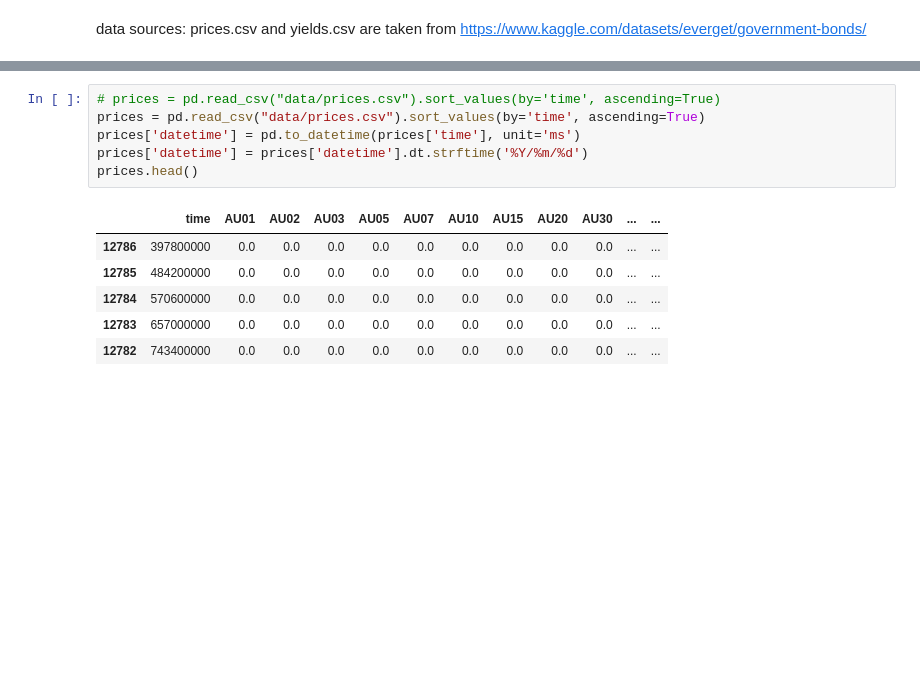
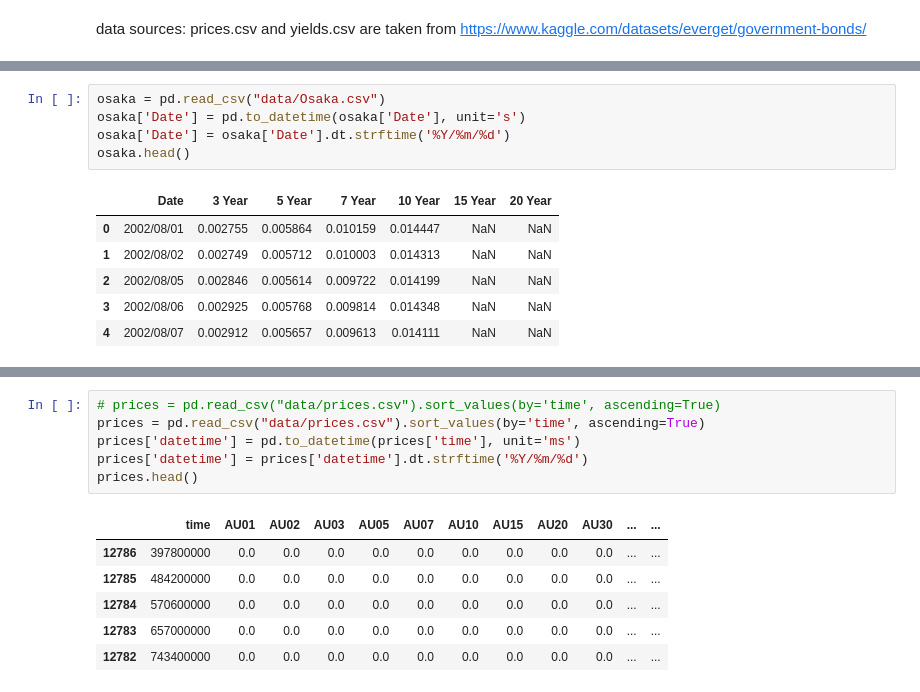
Before and after one commit to RussellzzZ/CausalInferenceDataScienceProject, a Jupyter notebook: data_project.ipynb, the cells around one changed output, grey strips where cells are left out. Saved outputs shown, nothing was run; the diff lists cells and outputs as text; blank space fills up the shorter version.

```diff
--- a/data_project.ipynb
+++ b/data_project.ipynb
@@ -53,0 +78,12 @@ prices.csv and yields.csv are taken from https://www.kaggle.com/datasets/everget
+# %%
+osaka = pd.read_csv("data/Osaka.csv")
+osaka['Date'] = pd.to_datetime(osaka['Date'], unit='s')
+osaka['Date'] = osaka['Date'].dt.strftime('%Y/%m/%d')
+osaka.head()
+# %% [output]
+|  | Date | 3 Year | 5 Year | 7 Year | 10 Year | 15 Year | 20 Year |
+| 0 | 2002/08/01 | 0.002755 | 0.005864 | 0.010159 | 0.014447 | NaN | NaN |
+| 1 | 2002/08/02 | 0.002749 | 0.005712 | 0.010003 | 0.014313 | NaN | NaN |
+| 2 | 2002/08/05 | 0.002846 | 0.005614 | 0.009722 | 0.014199 | NaN | NaN |
+| 3 | 2002/08/06 | 0.002925 | 0.005768 | 0.009814 | 0.014348 | NaN | NaN |
+| 4 | 2002/08/07 | 0.002912 | 0.005657 | 0.009613 | 0.014111 | NaN | NaN |
```
Also changed, not shown: parts of 3 cells of this notebook, 8 other files.
